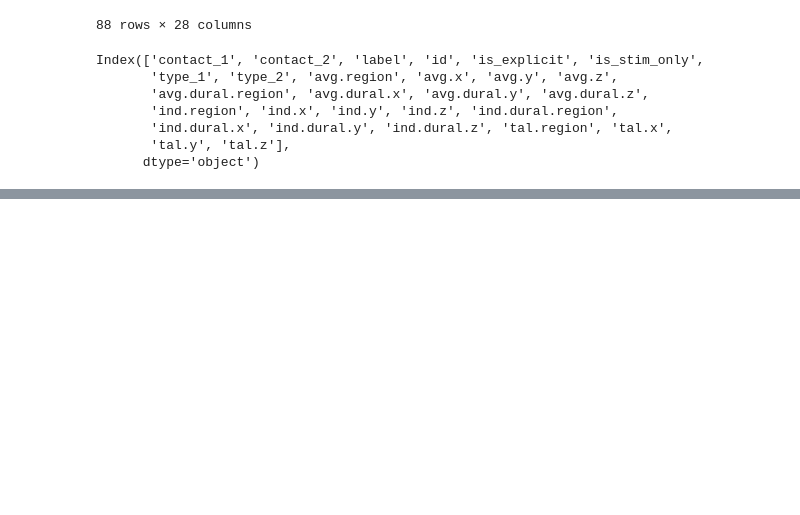
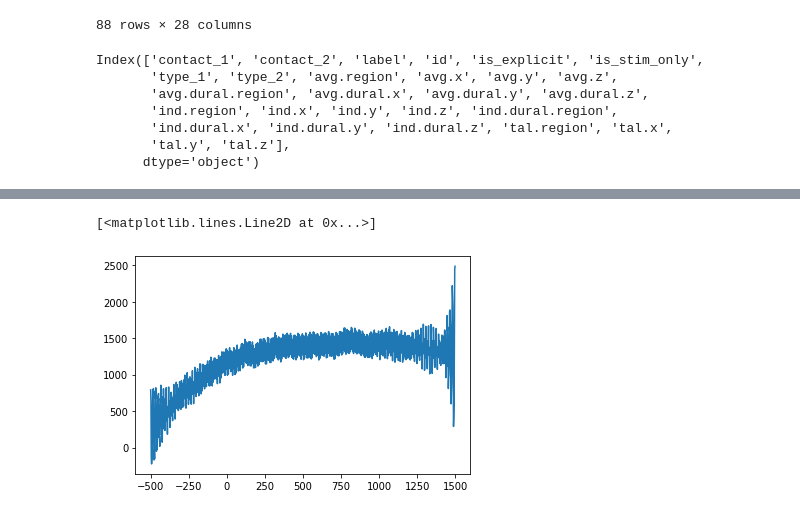
Before and after one commit to CamHolman/neuro, a Jupyter notebook: neuro/stim/testingnbs/Untitled3.ipynb, the cells around one changed output, grey strips where cells are left out. Saved outputs shown, nothing was run; the diff lists cells and outputs as text; code cells hidden in the pictures; blank space fills up the shorter version.

```diff
--- a/neuro/stim/testingnbs/Untitled3.ipynb
+++ b/neuro/stim/testingnbs/Untitled3.ipynb
@@ -288,0 +437,2 @@ Index(['contact_1', 'contact_2', 'label', 'id', 'is_explicit', 'is_stim_only',
+# %%
+ehs0.load_events_eeg()
@@ -288,0 +478,3 @@ Index(['contact_1', 'contact_2', 'label', 'id', 'is_explicit', 'is_stim_only',
+# %%
+ehs0.stimulation_electrodes = set(ehs0.stimulation['electrode'])
+ehs0.stimulation_electrodes
@@ -288,0 +541,2 @@ Index(['contact_1', 'contact_2', 'label', 'id', 'is_explicit', 'is_stim_only',
+# %%
+ex = ehs0.eeg.loc[:, 'LDA1-LDA2', :]
@@ -288,0 +565,3 @@ Index(['contact_1', 'contact_2', 'label', 'id', 'is_explicit', 'is_stim_only',
+# %%
+soff0 = ex[2,:]
+soff0
@@ -288,0 +596,6 @@ Index(['contact_1', 'contact_2', 'label', 'id', 'is_explicit', 'is_stim_only',
+# %%
+import matplotlib.pyplot as plt
+plt.plot(soff0['time'], soff0)
+# %% [output]
+[<matplotlib.lines.Line2D at 0x...>]
+[figure, added]
```
Also changed, not shown: parts of 45 cells of this notebook, 5 other files.
